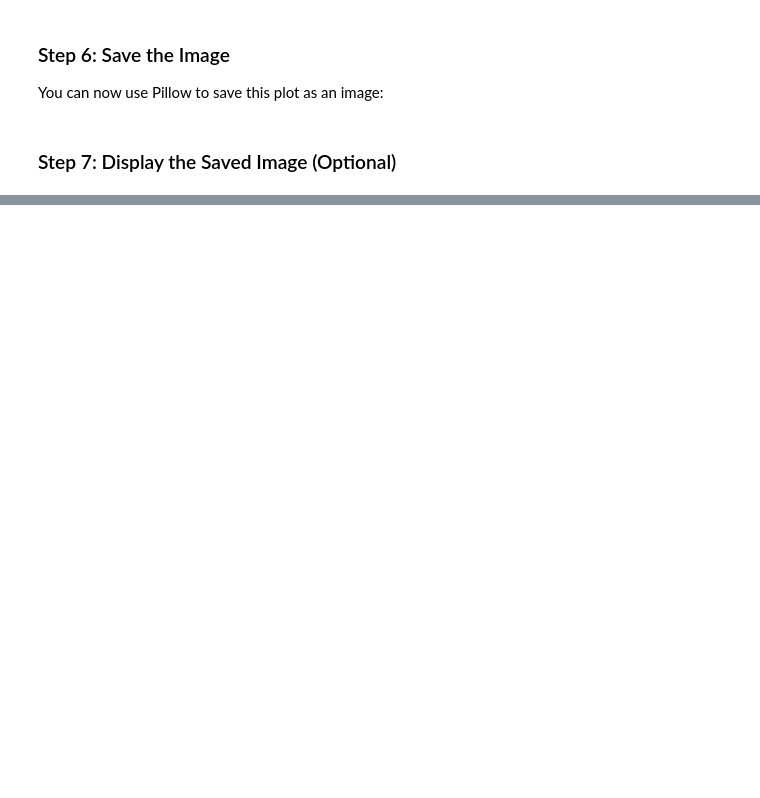
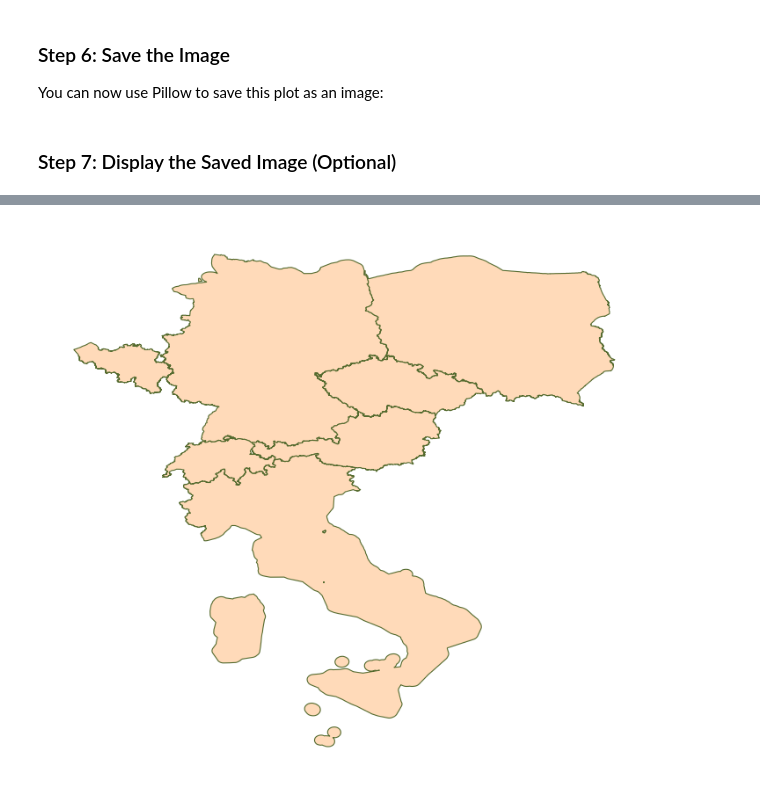
Before and after one commit to UlrikeDetective/maps, a Jupyter notebook: app/ConnectingLines/app01.ipynb, the cells around one changed output, grey strips where cells are left out. Drawn from its saved outputs; the diff is of its cells as text; code cells hidden in the pictures; blank space fills up the shorter version.

```diff
--- a/app/ConnectingLines/app01.ipynb
+++ b/app/ConnectingLines/app01.ipynb
@@ -125,0 +207,26 @@ FileNotFoundError: [Errno 2] No such file or directory: 'LeipzigBerlinErfurt.png
+# %%
+countries = [
+    "Germany",
+    "Italy",
+    "Austria",
+    "Switzerland",
+    "Poland",
+    "Belgium",
+    "Czech Republic"
+]
+
+gdf = ox.geocode_to_gdf(countries)
+
+fig, ax = plt.subplots(figsize=(10, 8))
+gdf.plot(
+    ax=ax,
+    color="#FFDAB9",
+    edgecolor="#556B2F",
+    linewidth=0.8
+)
+
+ax.axis("off")
+ax.set_aspect("equal")
+plt.show()
+# %% [output]
+[figure, added]
```
Also changed, not shown: parts of 8 cells of this notebook, 3 other files.
